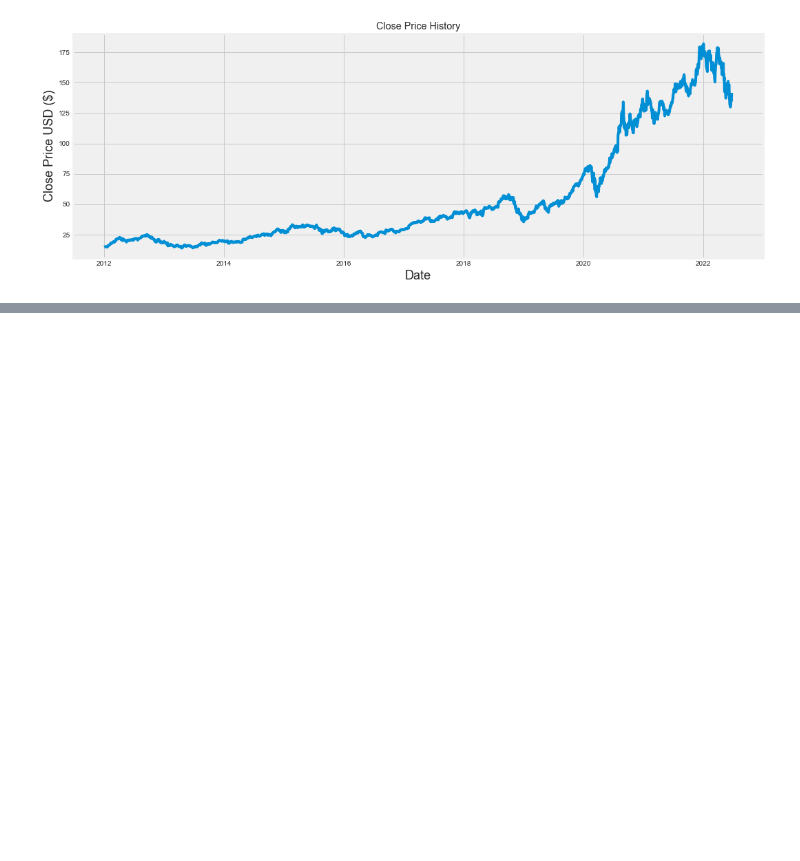
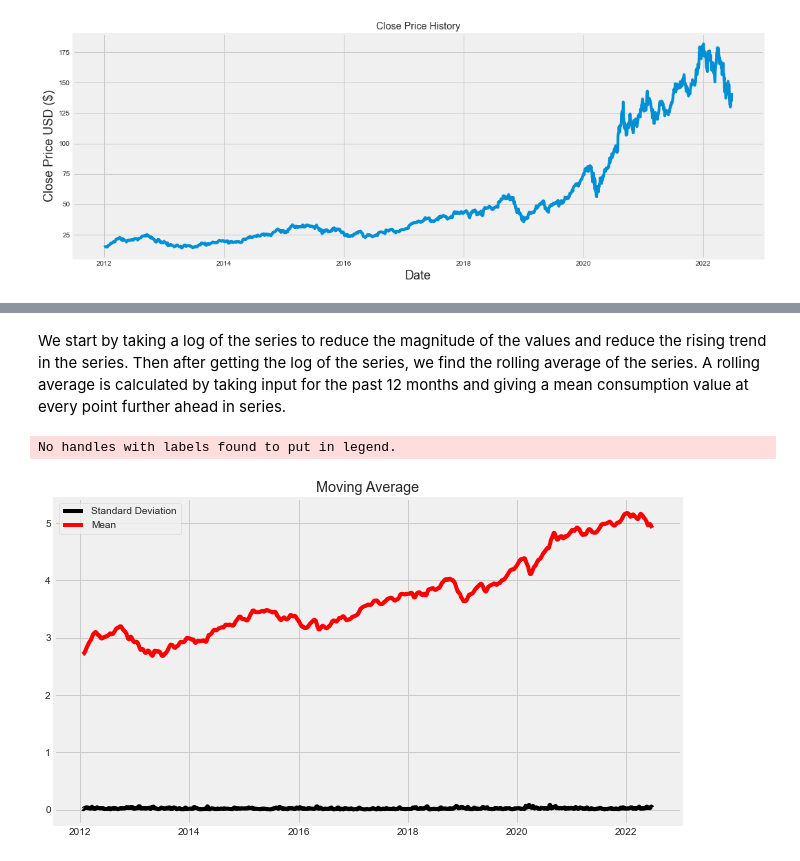
Before and after one commit to charcode123/ML-project-Stockmarket, a Jupyter notebook: PREDICTION/predictionmodel.ipynb, the cells around one changed output, grey strips where cells are left out. Saved outputs shown, nothing was run; the diff lists cells and outputs as text; code cells hidden in the pictures; blank space fills up the shorter version.

```diff
--- a/PREDICTION/predictionmodel.ipynb
+++ b/PREDICTION/predictionmodel.ipynb
@@ -114,0 +158,19 @@ x_train = np.reshape(x_train, (x_train.shape[0], x_train.shape[1], 1))
+# %% [markdown]
+We start by taking a log of the series to reduce the magnitude of the values and reduce the rising trend in the series. Then after getting the log of the series, we find the rolling average of the series. A rolling average is calculated by taking input for the past 12 months and giving a mean consumption value at every point further ahead in series.
+# %%
+#if not stationary then eliminate trend
+#Eliminate trend
+from pylab import rcParams
+rcParams['figure.figsize'] = 10, 6
+df_log = np.log(df['Close'])
+moving_avg = df_log.rolling(12).mean()
+std_dev = df_log.rolling(12).std()
+plt.legend(loc='best')
+plt.title('Moving Average')
+plt.plot(std_dev, color ="black", label = "Standard Deviation")
+plt.plot(moving_avg, color="red", label = "Mean")
+plt.legend()
+plt.show()
+# %% [output]
+No handles with labels found to put in legend.
+[figure, added]
```
Also changed, not shown: parts of 23 cells of this notebook, 2 other files.
